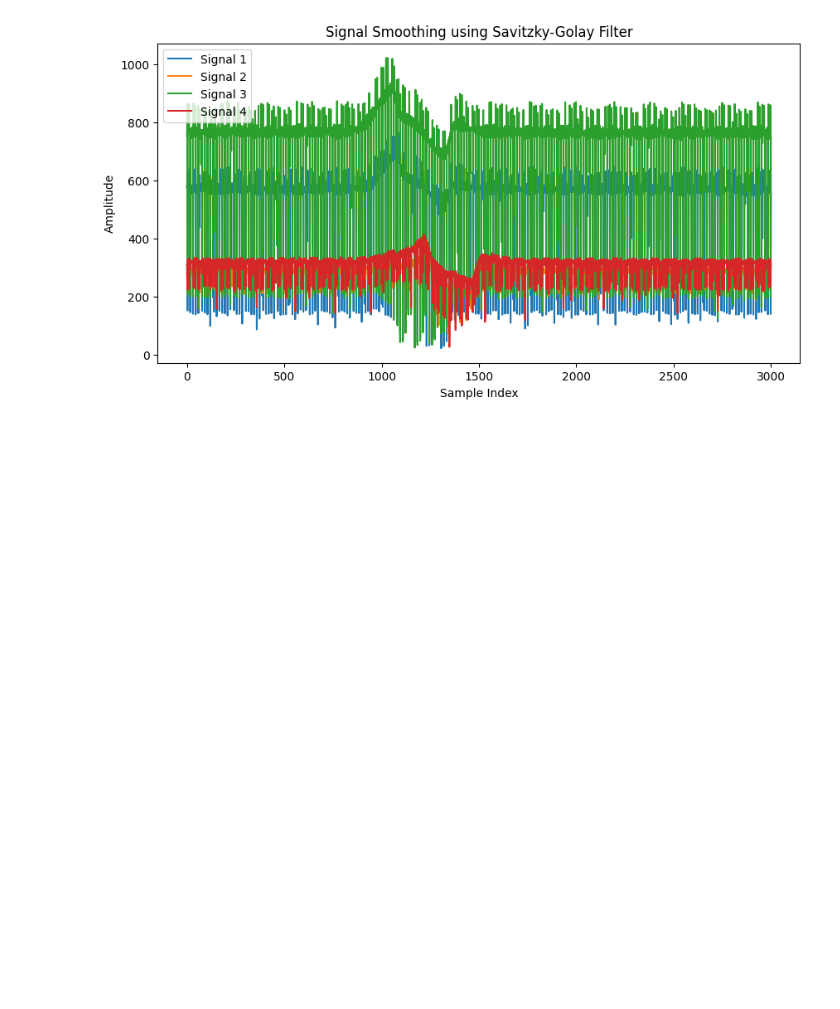
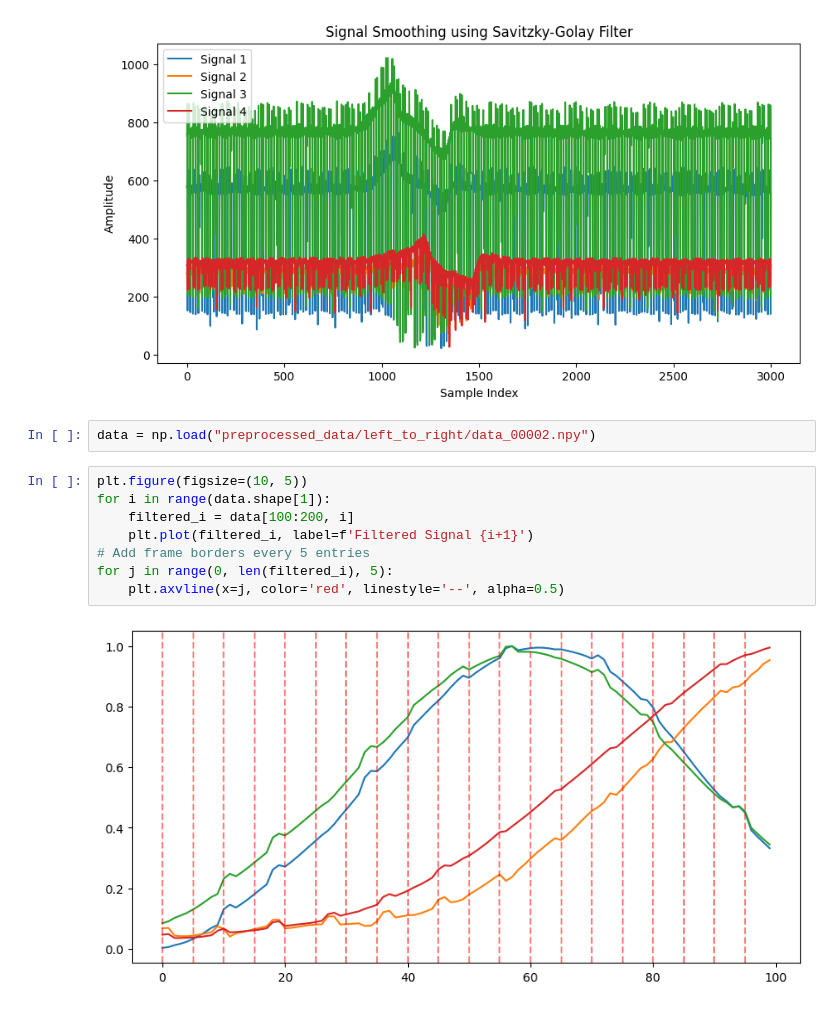
Before and after one commit to einstein8612/vlc-project, a Jupyter notebook: test.ipynb, the cells around one changed output. Saved outputs shown, nothing was run; the diff lists cells and outputs as text; blank space fills up the shorter version.

```diff
--- a/test.ipynb
+++ b/test.ipynb
@@ -21,3 +21,15 @@ plt.legend()
 plt.show()
 # %% [output]
 [figure]
+# %%
+data = np.load("preprocessed_data/left_to_right/data_00002.npy")
+# %%
+plt.figure(figsize=(10, 5))
+for i in range(data.shape[1]):
+    filtered_i = data[100:200, i]
+    plt.plot(filtered_i, label=f'Filtered Signal {i+1}')
+# Add frame borders every 5 entries
+for j in range(0, len(filtered_i), 5):
+    plt.axvline(x=j, color='red', linestyle='--', alpha=0.5)
+# %% [output]
+[figure, added]
```
Also changed, not shown: parts of 1 cell of this notebook, 12 other files.
